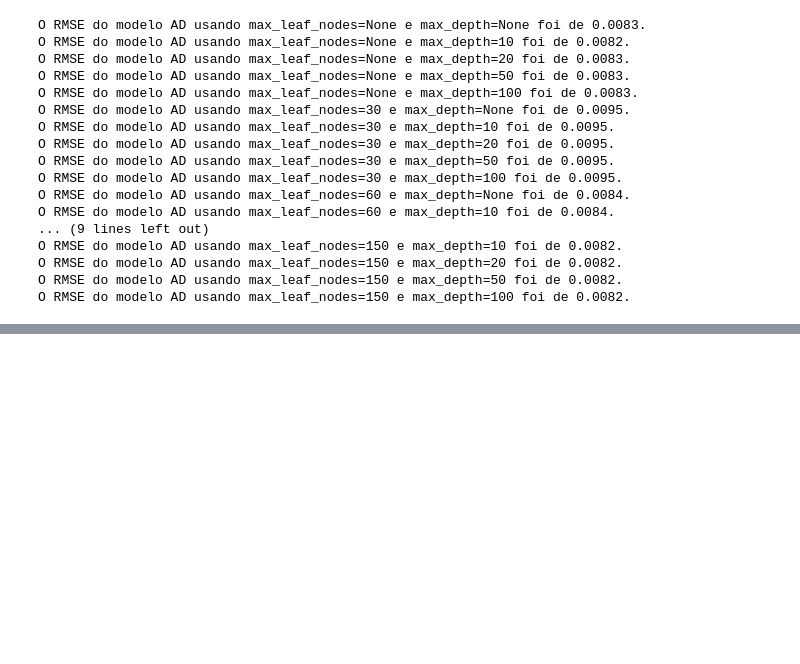
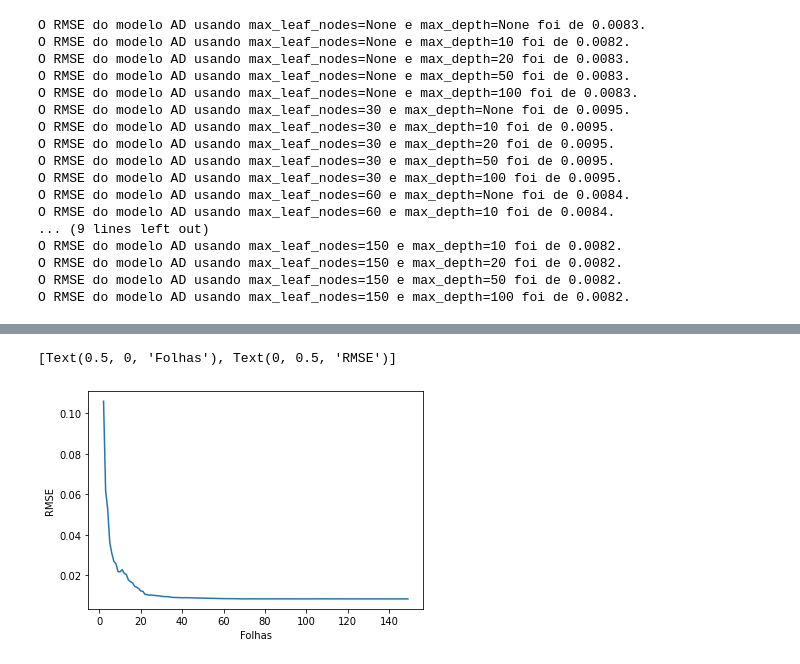
Before and after one commit to CaioHubit/Aprendizado-de-M-quina, a Jupyter notebook: Arvore de decisoes.ipynb, the cells around one changed output, grey strips where cells are left out. Drawn from its saved outputs; the diff is of its cells as text; code cells hidden in the pictures; blank space fills up the shorter version.

```diff
--- a/Arvore de decisoes.ipynb
+++ b/Arvore de decisoes.ipynb
@@ -346,0 +288,12 @@ plt.show()
+# %%
+#Relação folhas com RMSE
+lista_RMSE = []
+folhas = range(2,150)
+for i in folhas:
+    modelo_dt = DecisionTreeRegressor(max_leaf_nodes=i,random_state=1024)
+    modelo_dt.fit(x_treino, y_treino)
+    y_verdadeiro = y_teste
+    y_previsao = modelo_dt.predict(x_teste)
+    RMSE_valores = mean_squared_error(y_verdadeiro, y_previsao, squared=False)
+    lista_RMSE.append(RMSE_valores)
+    print(lista_RMSE)
@@ -346,0 +318,6 @@ plt.show()
+# %%
+relacao_folha_RMSE = sns.lineplot(x = folhas, y = lista_RMSE)
+relacao_folha_RMSE.set(xlabel = "Folhas", ylabel = "RMSE")
+# %% [output]
+[Text(0.5, 0, 'Folhas'), Text(0, 0.5, 'RMSE')]
+[figure, added]
```
Also changed, not shown: parts of 12 cells of this notebook, 6 other files.
